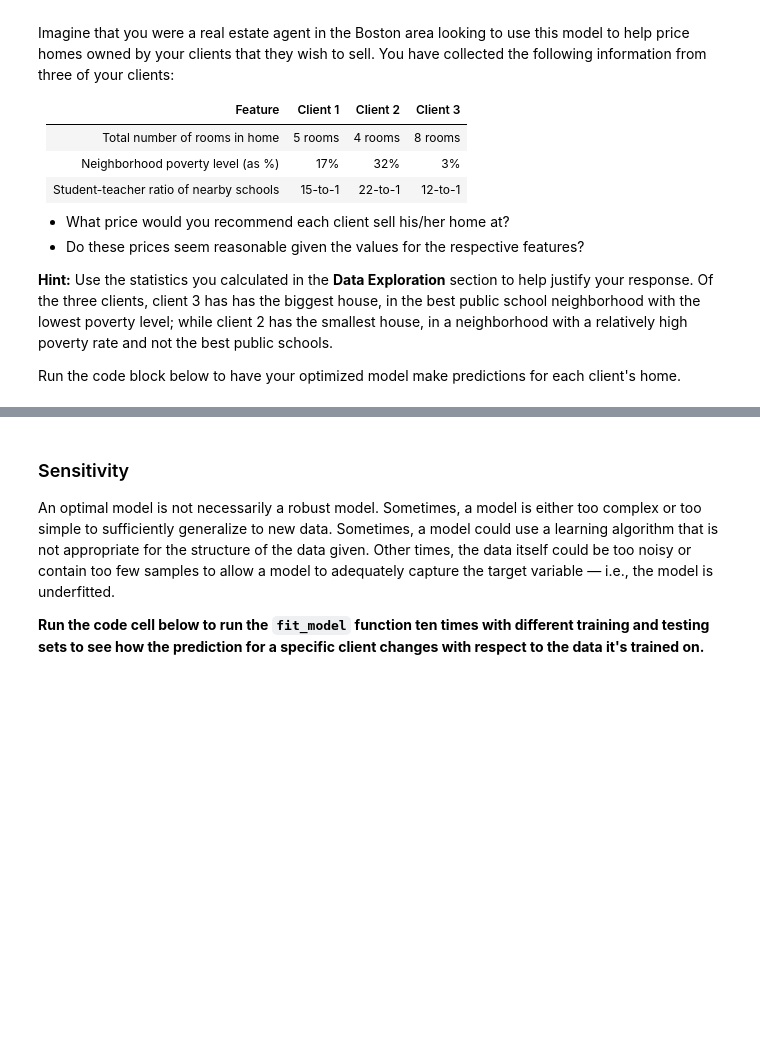
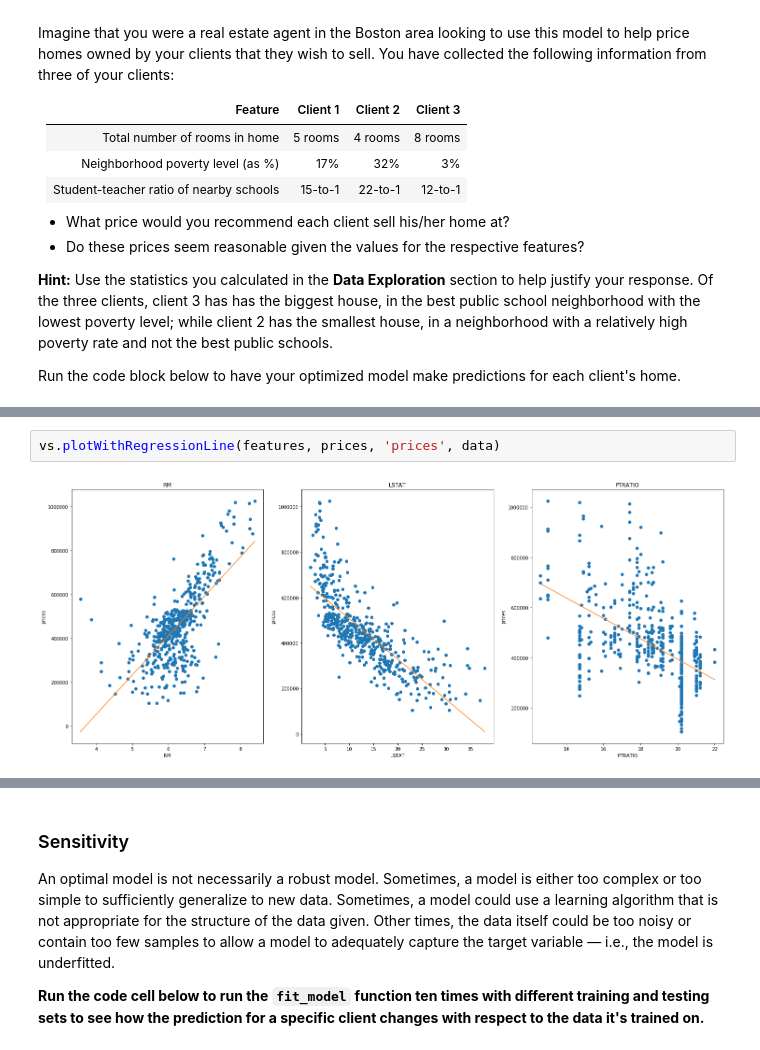
Before and after one commit to kedarnath6970/machine_learning, a Jupyter notebook: boston_housing/boston_housing.ipynb, the cells around one changed output, grey strips where cells are left out. Drawn from its saved outputs; the diff is of its cells as text; blank space fills up the shorter version.

```diff
--- a/boston_housing/boston_housing.ipynb
+++ b/boston_housing/boston_housing.ipynb
@@ -373,0 +481,4 @@ for i, price in enumerate(reg.predict(client_data)):
+# %%
+vs.plotWithRegressionLine(features, prices, 'prices', data)
+# %% [output]
+[figure, added]
```
Also changed, not shown: parts of 37 cells of this notebook, 1 other file.
